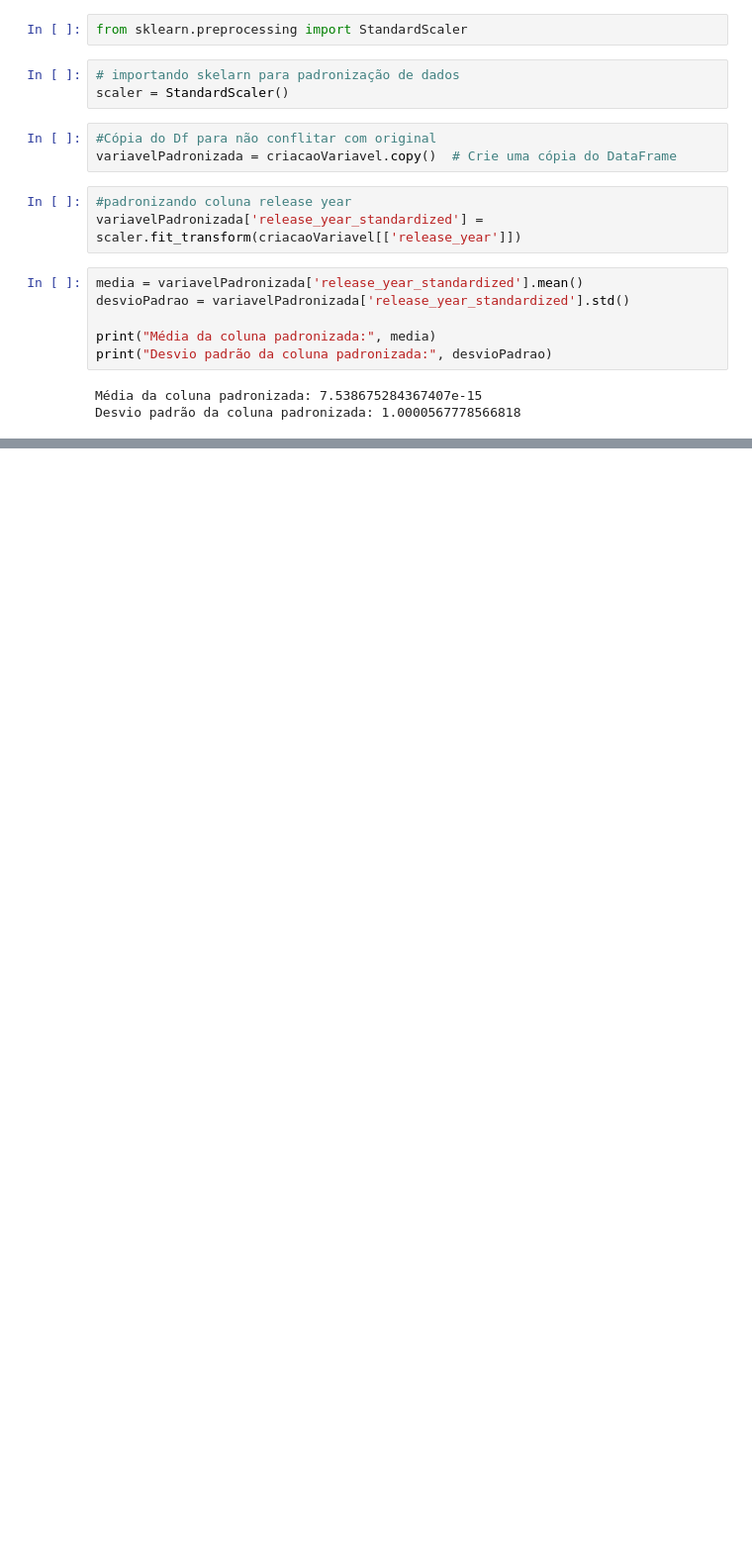
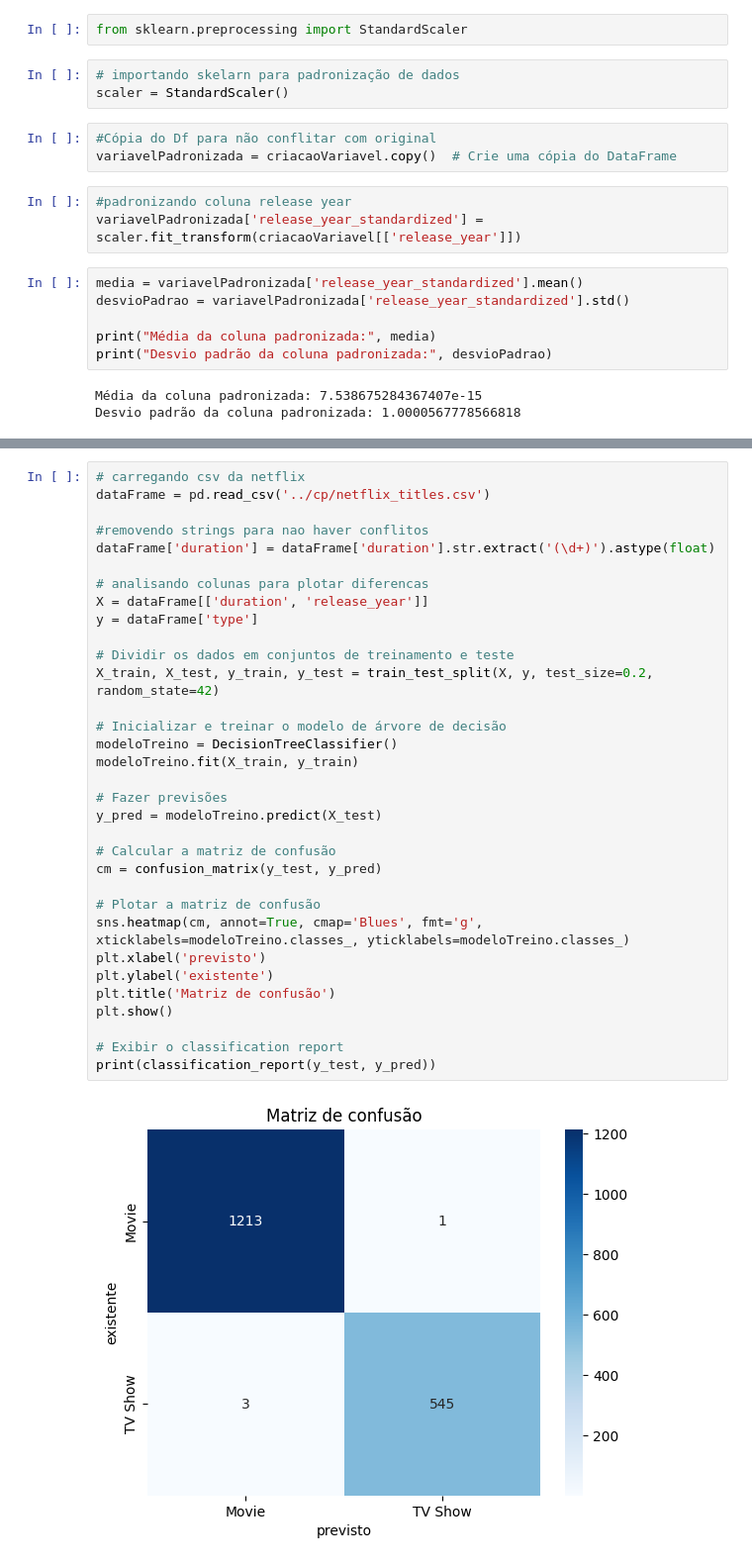
Before and after one commit to leviutima/CheckPoint-AI-CHATBOT, a Jupyter notebook: RM_553580_LEVIYUKIUTIMA_CP2.ipynb, the cells around one changed output, grey strips where cells are left out. Shown: that part at 99% size. Saved outputs shown, nothing was run; the diff lists cells and outputs as text; blank space fills up the shorter version.

Commit message:
implementando matriz de confusao

```diff
--- a/RM_553580_LEVIYUKIUTIMA_CP2.ipynb
+++ b/RM_553580_LEVIYUKIUTIMA_CP2.ipynb
@@ -258,3 +265,38 @@ plt.xticks(rotation=45, ha='right')
 plt.show()
 # %% [output]
 [figure]
+# %%
+# carregando csv da netflix
+dataFrame = pd.read_csv('../cp/netflix_titles.csv')
+
+#removendo strings para nao haver conflitos
+dataFrame['duration'] = dataFrame['duration'].str.extract('(\d+)').astype(float)
+
+# analisando colunas para plotar diferencas
+X = dataFrame[['duration', 'release_year']]
+y = dataFrame['type']
+
+# Dividir os dados em conjuntos de treinamento e teste
+X_train, X_test, y_train, y_test = train_test_split(X, y, test_size=0.2, random_state=42)
+
+# Inicializar e treinar o modelo de árvore de decisão
+modeloTreino = DecisionTreeClassifier()
+modeloTreino.fit(X_train, y_train)
+
+# Fazer previsões
+y_pred = modeloTreino.predict(X_test)
+
+# Calcular a matriz de confusão
+cm = confusion_matrix(y_test, y_pred)
+
+# Plotar a matriz de confusão
+sns.heatmap(cm, annot=True, cmap='Blues', fmt='g', xticklabels=modeloTreino.classes_, yticklabels=modeloTreino.classes_)
+plt.xlabel('previsto')
+plt.ylabel('existente')
+plt.title('Matriz de confusão')
+plt.show()
+
+# Exibir o classification report
+print(classification_report(y_test, y_pred))
+# %% [output]
+[figure, added]
```
Also changed, not shown: parts of 11 cells of this notebook, 1 other file.
